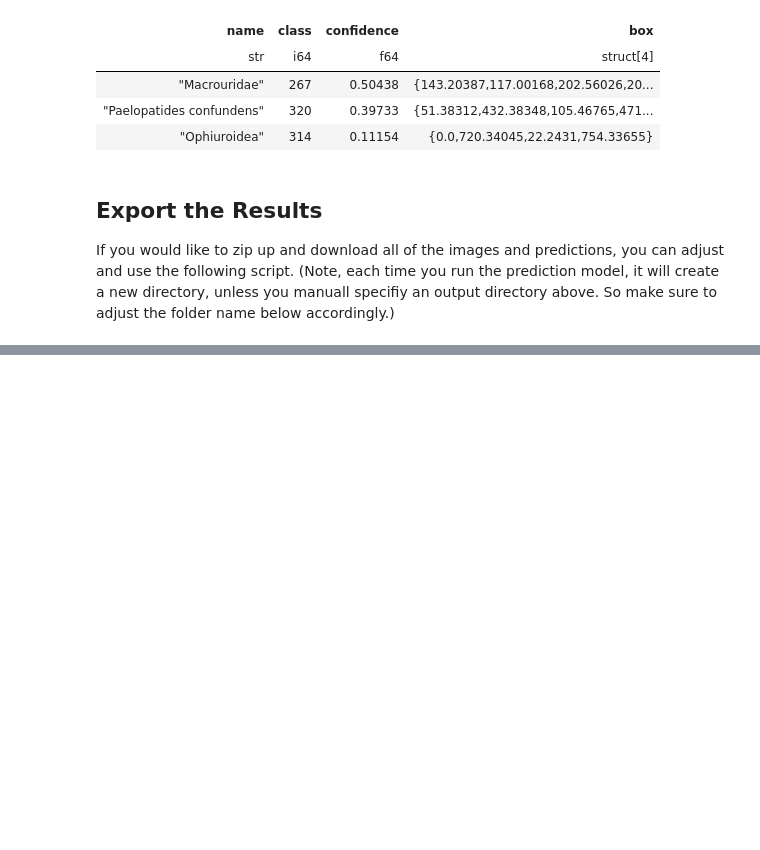
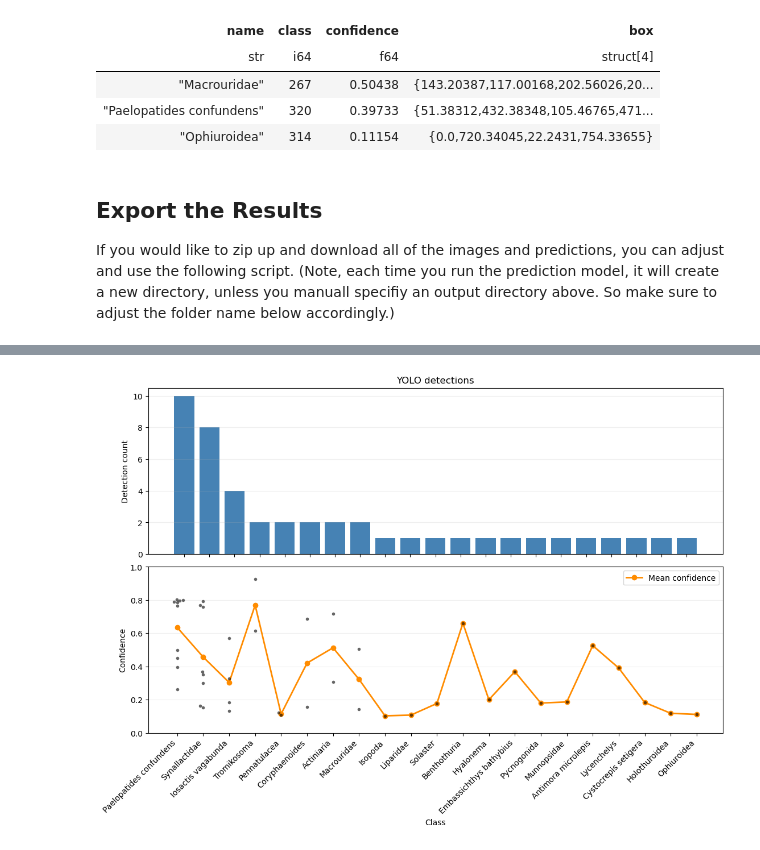
Before and after one commit to embark-cybertraining/embark-scratch-notebooks, a Jupyter notebook: session_5_yolo/Yolo Test 2026-06.ipynb, the cells around one changed output, grey strips where cells are left out. Saved outputs shown, nothing was run; the diff lists cells and outputs as text; code cells hidden in the pictures; blank space fills up the shorter version.

Commit message:
Added more Yolo test notebooks

```diff
--- a/session_5_yolo/Yolo Test 2026-06.ipynb
+++ b/session_5_yolo/Yolo Test 2026-06.ipynb
@@ -233,0 +271,73 @@ If you would like to zip up and download all of the images and predictions, you
+# %%
+import numpy as np
+import matplotlib.pyplot as plt
+import seaborn as sns
+
+class_order = (
+    detection_df["class_name"]
+    .value_counts()
+    .index
+    .tolist()
+)
+
+count_df = (
+    detection_df["class_name"]
+    .value_counts()
+    .reindex(class_order)
+    .reset_index()
+)
+count_df.columns = ["class_name", "count"]
+
+mean_conf = (
+    detection_df.groupby("class_name")["confidence"]
+    .mean()
+    .reindex(class_order)
+)
+
+fig, axes = plt.subplots(
+    2, 1,
+    figsize=(11, 8),
+    sharex=False,
+    constrained_layout=True
+)
+
+# Top: counts
+axes[0].bar(count_df["class_name"], count_df["count"], color="steelblue")
+axes[0].set_ylabel("Detection count")
+axes[0].set_title("YOLO detections")
+axes[0].grid(axis="y", alpha=0.2)
+axes[0].set_xticklabels([])
+# axes[0].tick_params(axis='x', labelrotation=45)
+
+# Bottom: beeswarm of confidence
+sns.swarmplot(
+    data=detection_df,
+    x="class_name",
+    y="confidence",
+    order=class_order,
+    ax=axes[1],
+    size=4,
+    color="black",
+    alpha=0.6,
+)
+
+# Mean confidence line/markers
+axes[1].plot(
+    class_order,
+    mean_conf.values,
+    color="darkorange",
+    marker="o",
+    linewidth=2,
+    label="Mean confidence",
+)
+
+axes[1].set_ylabel("Confidence")
+axes[1].set_xlabel("Class")
+axes[1].set_ylim(0, 1)
+axes[1].grid(axis="y", alpha=0.2)
+axes[1].legend()
+
+plt.xticks(rotation=45, ha="right")
+plt.show()
+# %% [output]
+[figure, added]
```
Also changed, not shown: parts of 5 cells of this notebook, 2 other files.
